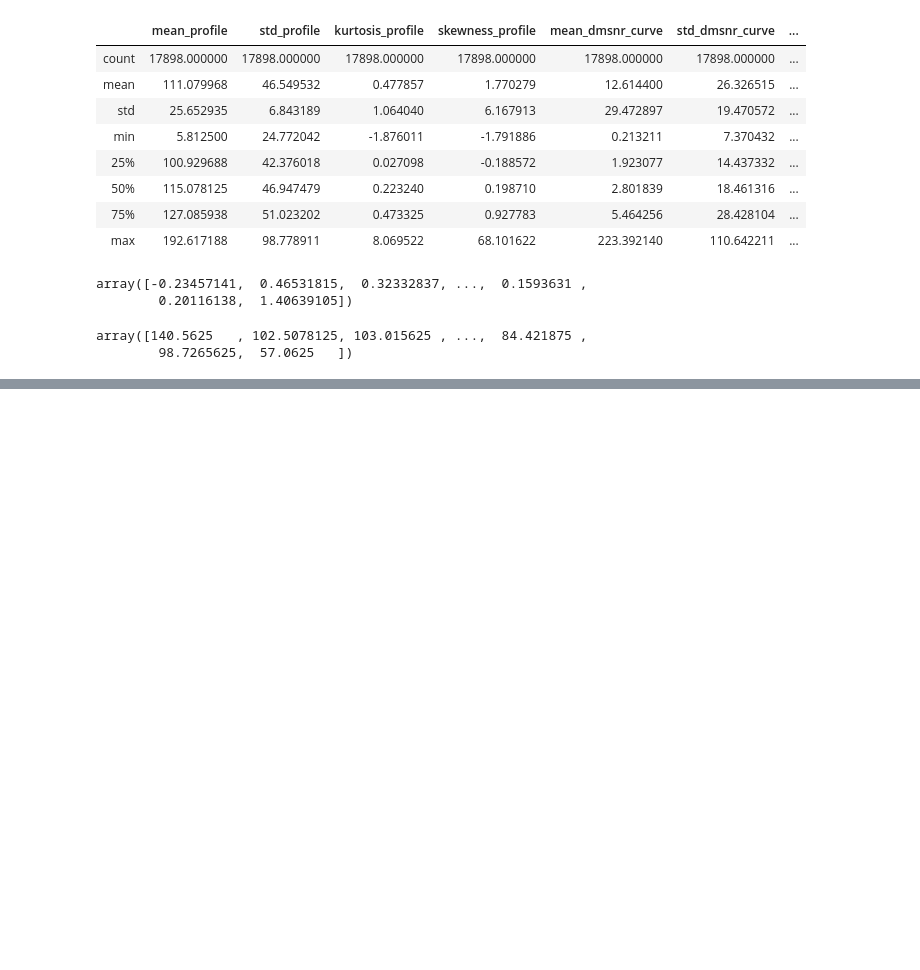
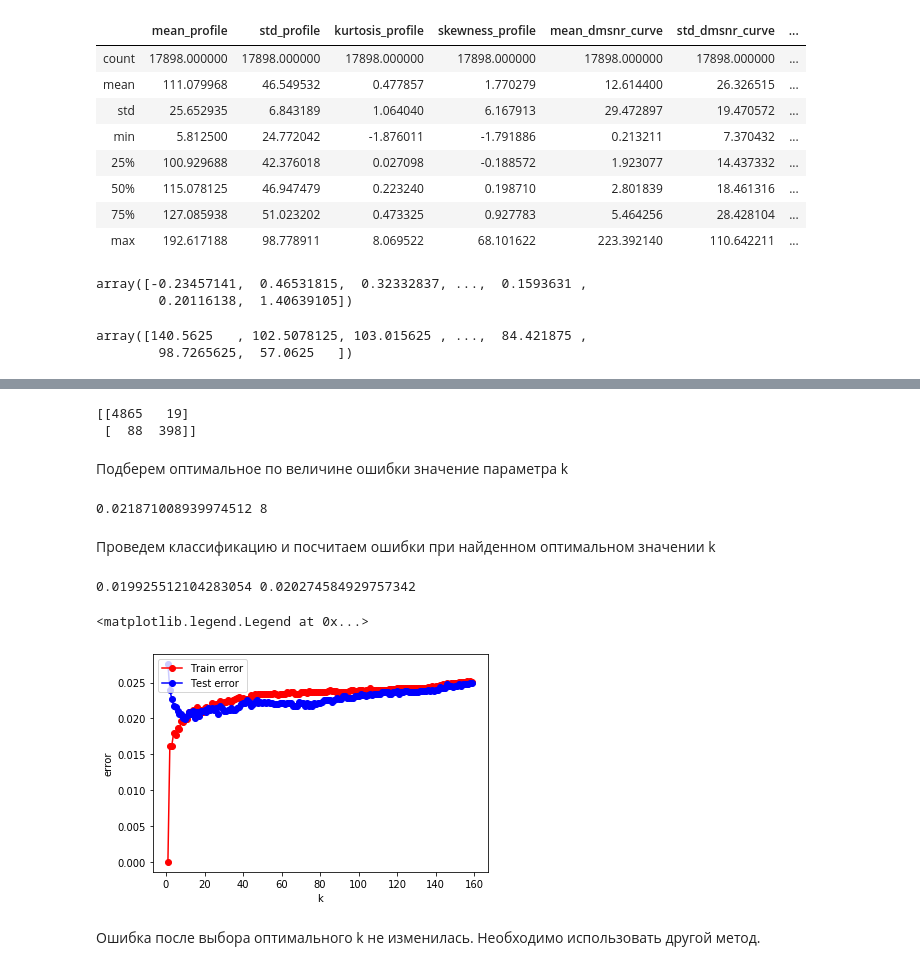
Before and after one commit to SemenDoc/MachineLearningCourse, a Jupyter notebook: Ml_PulsarStar.ipynb, the cells around one changed output, grey strips where cells are left out. Saved outputs shown, nothing was run; the diff lists cells and outputs as text; code cells hidden in the pictures; blank space fills up the shorter version.

Commit message:
Lab2. KNeighborsClassifier.

```diff
--- a/Ml_PulsarStar.ipynb
+++ b/Ml_PulsarStar.ipynb
@@ -326,0 +548,4 @@ array([140.5625   , 102.5078125, 103.015625 , ...,  84.421875 ,
+# %%
+X = data.drop('class', axis = 1)
+y = data['class']
+feature_names = X.columns
@@ -326,0 +577,7 @@ array([140.5625   , 102.5078125, 103.015625 , ...,  84.421875 ,
+# %%
+from sklearn.model_selection import train_test_split
+X_train, X_test, y_train, y_test = train_test_split(X, y, test_size = 0.3, random_state = 42)
+N_train, _ = X_train.shape
+N_test, _ = X_test.shape
+
+print(N_train, N_test)
@@ -326,0 +590,5 @@ array([140.5625   , 102.5078125, 103.015625 , ...,  84.421875 ,
+# %%
+from sklearn.neighbors import KNeighborsClassifier
+
+knn = KNeighborsClassifier(n_neighbors = 10)
+knn.fit(X_train, y_train)
@@ -326,0 +626,53 @@ array([140.5625   , 102.5078125, 103.015625 , ...,  84.421875 ,
+# %%
+from sklearn.metrics import confusion_matrix
+print(confusion_matrix(y_test, y_test_predict))
+# %% [output]
+[[4865   19]
+ [  88  398]]
+# %% [markdown]
+Подберем оптимальное по величине ошибки значение параметра k
+# %%
+from sklearn.model_selection import GridSearchCV
+#nnb = [1, 3, 5, 10, 15, 20, 25, 35, 45, 55]
+nnb = range(1, 160, 7)
+knn = KNeighborsClassifier()
+grid = GridSearchCV(knn, param_grid = {'n_neighbors' : nnb}, cv = 10)
+grid.fit(X_train, y_train)
+
+best_cv_err = 1 - grid.best_score_
+best_n_neighbors = grid.best_estimator_.n_neighbors
+print(best_cv_err, best_n_neighbors)
+# %% [output]
+0.021871008939974512 8
+# %% [markdown]
+Проведем классификацию и посчитаем ошибки при найденном оптимальном значении k
+# %%
+knn = KNeighborsClassifier(n_neighbors = best_n_neighbors).fit(X_train, y_train)
+
+err_test = np.mean(y_test != y_test_predict)
+err_train = np.mean(y_train != y_train_predict)
+
+print(err_test, err_train)
+# %% [output]
+0.019925512104283054 0.020274584929757342
+# %%
+ran_k = range(1, 160, 1)
+err_train_num = []
+err_test_num = []
+
+for i in ran_k:
+    modify_k = KNeighborsClassifier(n_neighbors = i)
+    modify_k.fit(X_train, y_train)
+    err_train_num.append(np.mean(modify_k.predict(X_train) != y_train))
+    err_test_num.append(np.mean(modify_k.predict(X_test) != y_test))
+
+plt.plot(ran_k, err_train_num, 'r-o', label = 'Train error')
+plt.plot(ran_k, err_test_num,  'b-o', label = 'Test error')
+plt.xlabel('k')
+plt.ylabel('error')
+plt.legend(loc = 2)
+# %% [output]
+<matplotlib.legend.Legend at 0x...>
+[figure, added]
+# %% [markdown]
+Ошибка после выбора оптимального k не изменилась. Необходимо использовать другой метод.
```
Also changed, not shown: parts of 49 cells of this notebook.
